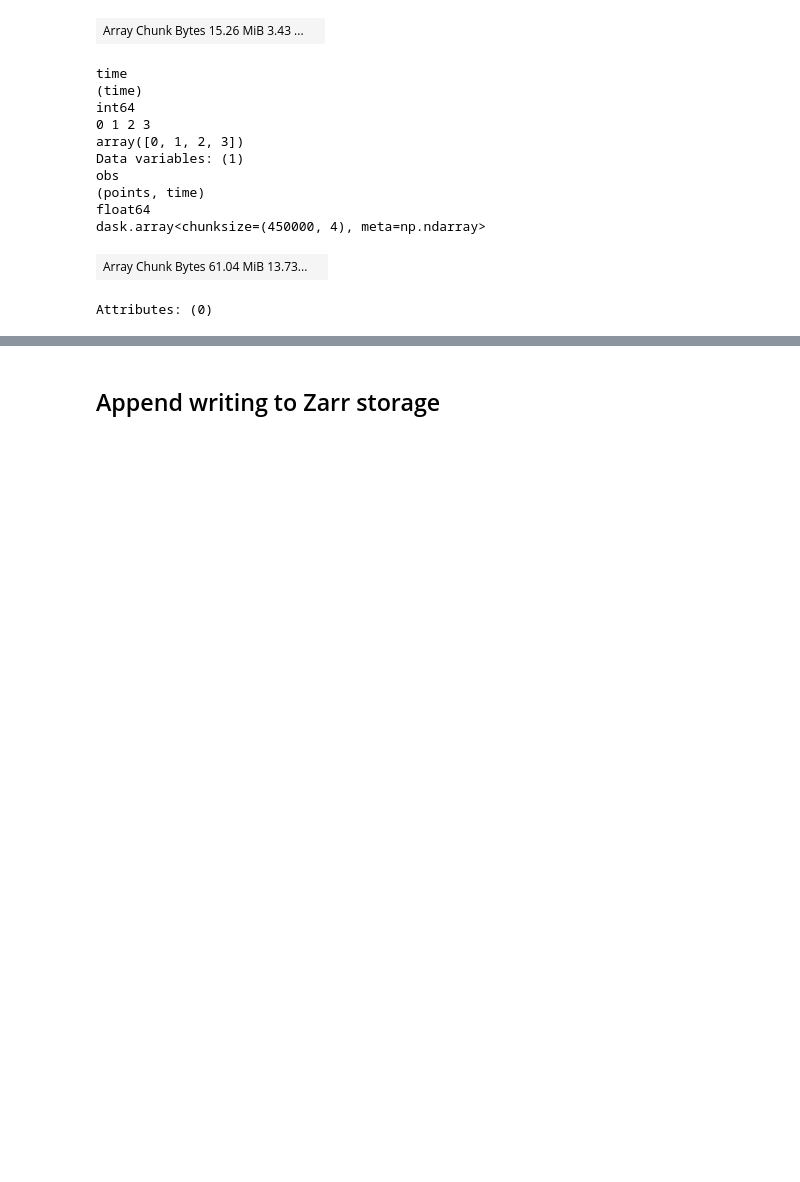
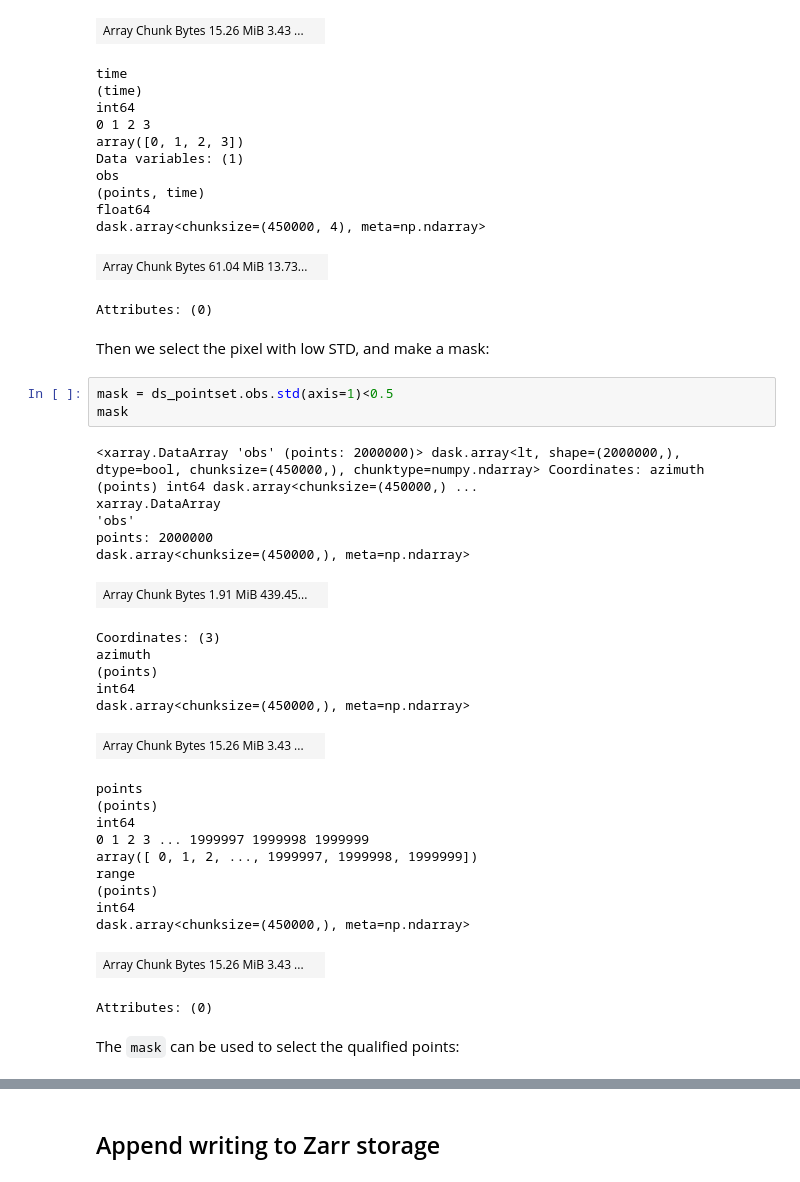
Before and after one commit to MotionbyLearning/example_scripts, a Jupyter notebook: xarray_insar_example.ipynb, the cells around one changed output, grey strips where cells are left out. Saved outputs shown, nothing was run; the diff lists cells and outputs as text; blank space fills up the shorter version.

```diff
--- a/xarray_insar_example.ipynb
+++ b/xarray_insar_example.ipynb
@@ -246,5 +283,36 @@ float64
 dask.array<chunksize=(450000, 4), meta=np.ndarray>
 | Array Chunk Bytes 61.04 MiB 13.73... |  |
 Attributes: (0)
+# %% [markdown]
+Then we select the pixel with low STD, and make a mask:
+# %%
+mask = ds_pointset.obs.std(axis=1)<0.5
+mask
+# %% [output]
+<xarray.DataArray 'obs' (points: 2000000)> dask.array<lt, shape=(2000000,), dtype=bool, chunksize=(450000,), chunktype=numpy.ndarray> Coordinates: azimuth (points) int64 dask.array<chunksize=(450000,) ...
+xarray.DataArray
+'obs'
+points: 2000000
+dask.array<chunksize=(450000,), meta=np.ndarray>
+| Array Chunk Bytes 1.91 MiB 439.45... |  |
+Coordinates: (3)
+azimuth
+(points)
+int64
+dask.array<chunksize=(450000,), meta=np.ndarray>
+| Array Chunk Bytes 15.26 MiB 3.43 ... |  |
+points
+(points)
+int64
+0 1 2 3 ... 1999997 1999998 1999999
+array([ 0, 1, 2, ..., 1999997, 1999998, 1999999])
+range
+(points)
+int64
+dask.array<chunksize=(450000,), meta=np.ndarray>
+| Array Chunk Bytes 15.26 MiB 3.43 ... |  |
+Attributes: (0)
+# %% [markdown]
+The `mask` can be used to select the qualified points:
 # %%
 # Select the low std pixels
```
Also changed, not shown: parts of 29 cells of this notebook.
